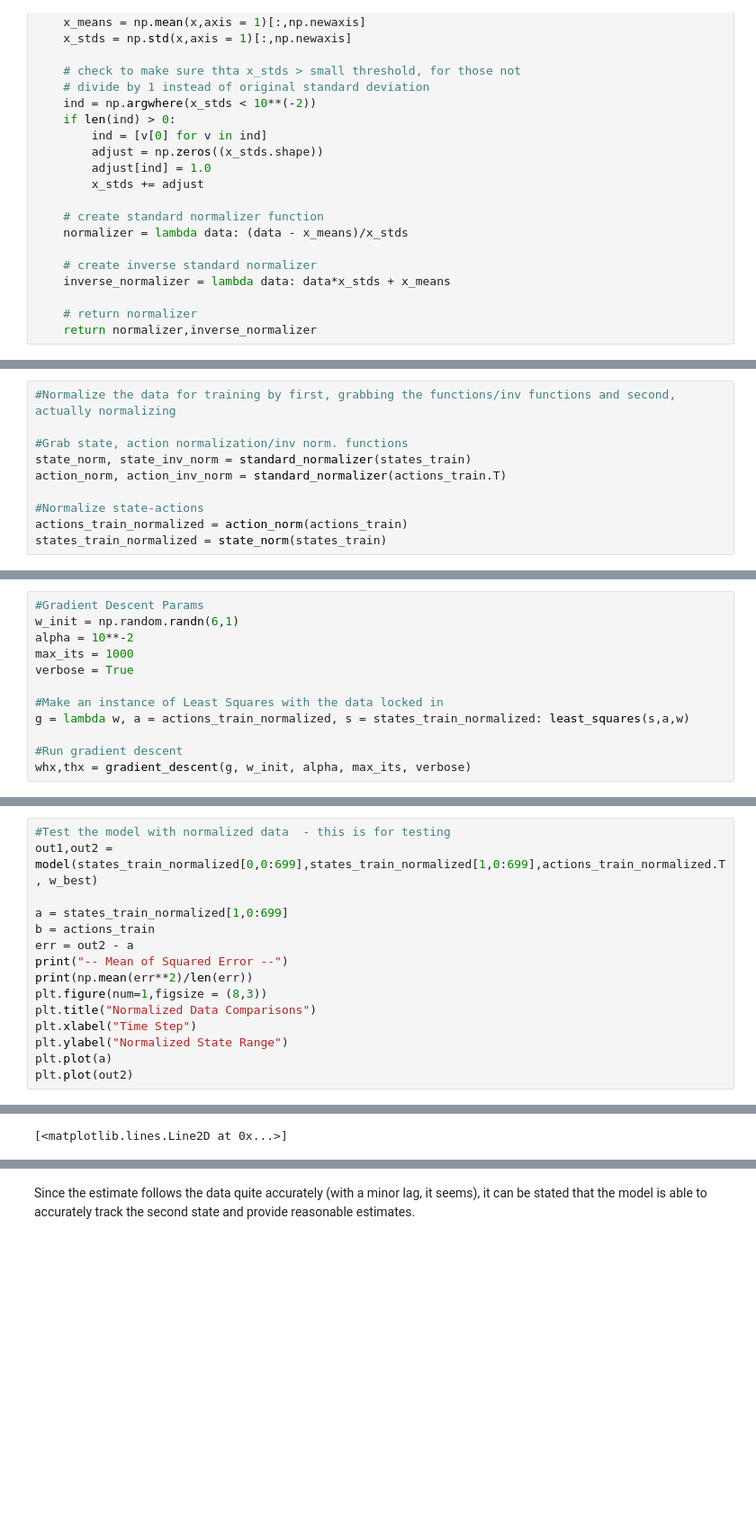
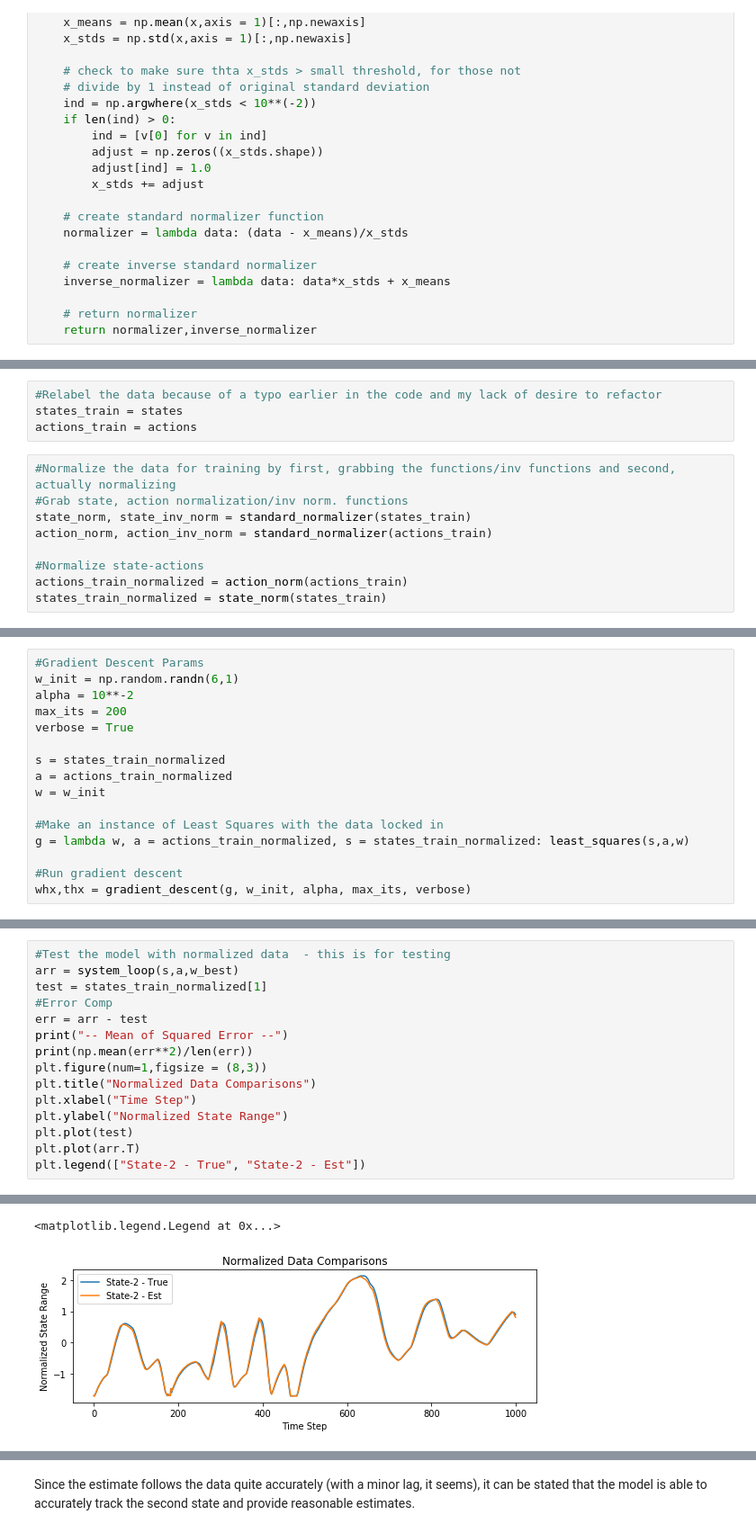
Before and after one commit to chrisxmiller/class1819, a Jupyter notebook: 19SP_EECS495_RL/HW1/homework_1_exercise_2.ipynb, the cells around one changed output, grey strips where cells are left out. Shown at 90% size. Drawn from its saved outputs; the diff is of its cells as text; blank space fills up the shorter version.

```diff
--- a/19SP_EECS495_RL/HW1/homework_1_exercise_2.ipynb
+++ b/19SP_EECS495_RL/HW1/homework_1_exercise_2.ipynb
@@ -171,9 +165,12 @@ actions_valid = actions[:,700:len(actions.T)]
+# %%
+#Relabel the data because of a typo earlier in the code and my lack of desire to refactor
+states_train = states
+actions_train = actions
 # %%
 #Normalize the data for training by first, grabbing the functions/inv functions and second, actually normalizing
-
 #Grab state, action normalization/inv norm. functions
 state_norm, state_inv_norm = standard_normalizer(states_train)
-action_norm, action_inv_norm = standard_normalizer(actions_train.T)
+action_norm, action_inv_norm = standard_normalizer(actions_train)
 
 #Normalize state-actions
 actions_train_normalized = action_norm(actions_train)
@@ -184,8 +179,12 @@ states_train_normalized = state_norm(states_train)
 #Gradient Descent Params
 w_init = np.random.randn(6,1)
 alpha = 10**-2
-max_its = 1000
+max_its = 200
 verbose = True
+
+s = states_train_normalized
+a = actions_train_normalized
+w = w_init
 
 #Make an instance of Least Squares with the data locked in
 g = lambda w, a = actions_train_normalized, s = states_train_normalized: least_squares(s,a,w)
@@ -233,17 +232,17 @@ print(w_best)
 # %%
 #Test the model with normalized data  - this is for testing
-out1,out2 = model(states_train_normalized[0,0:699],states_train_normalized[1,0:699],actions_train_normalized.T, w_best)
-
-a = states_train_normalized[1,0:699]
-b = actions_train
-err = out2 - a
+arr = system_loop(s,a,w_best)
+test = states_train_normalized[1]
+#Error Comp
+err = arr - test
 print("-- Mean of Squared Error --")
 print(np.mean(err**2)/len(err))
 plt.figure(num=1,figsize = (8,3))
 plt.title("Normalized Data Comparisons")
 plt.xlabel("Time Step")
 plt.ylabel("Normalized State Range")
-plt.plot(a)
-plt.plot(out2)
+plt.plot(test)
+plt.plot(arr.T)
+plt.legend(["State-2 - True", "State-2 - Est"])
 # %% [output]
 -- Mean of Squared Error --
@@ -253,3 +250,4 @@ plt.plot(out2)
-[<matplotlib.lines.Line2D at 0x...>]
+<matplotlib.legend.Legend at 0x...>
+[figure, added]
 # %%
 # ---- SOLUTION ----
```
Also changed, not shown: parts of 10 cells of this notebook.
